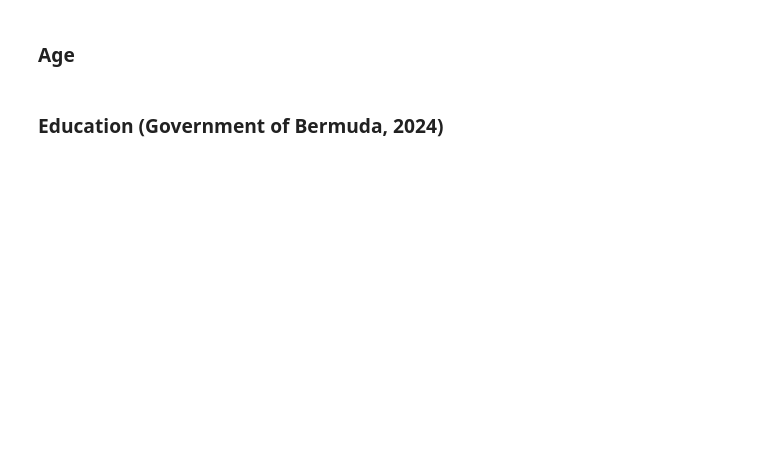
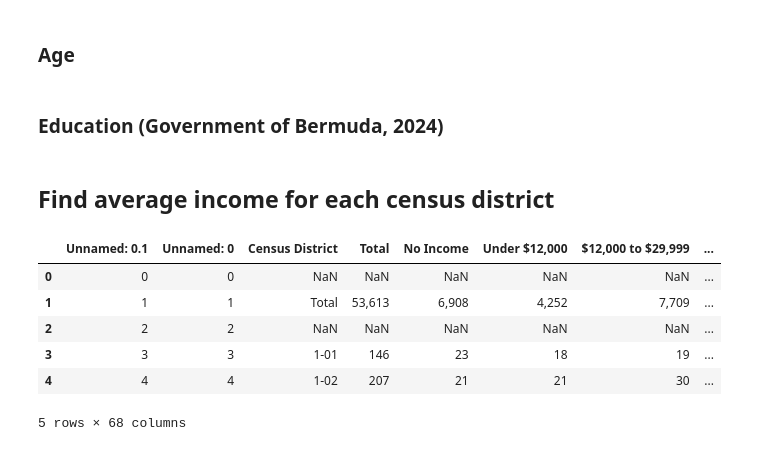
Before and after one commit to shannondill/Dissertation_BDA_FloodRisk, a Jupyter notebook: Census_DataCleaning.ipynb, the cells around one changed output. Cells and saved outputs as stored; diff of their text form; code cells hidden in the pictures; blank space fills up the shorter version.

```diff
--- a/Census_DataCleaning.ipynb
+++ b/Census_DataCleaning.ipynb
@@ -42,3 +58,16 @@ age.head()
 age.to_csv('FINALCensusDistricts_Age2016Table3.4.csv')
 # %% [markdown]
 ### Education (Government of Bermuda, 2024)
+# %% [markdown]
+## Find average income for each census district
+# %%
+personal_income = pd.read_csv('/content/cleaned_CensusDistricts_personalincome_2016.csv')
+personal_income.head()
+# %% [output]
+|  | Unnamed: 0.1 | Unnamed: 0 | Census District | Total | No Income | Under $12,000 | $12,000 to $29,999 | ... |
+| 0 | 0 | 0 | NaN | NaN | NaN | NaN | NaN | ... |
+| 1 | 1 | 1 | Total | 53,613 | 6,908 | 4,252 | 7,709 | ... |
+| 2 | 2 | 2 | NaN | NaN | NaN | NaN | NaN | ... |
+| 3 | 3 | 3 | 1-01 | 146 | 23 | 18 | 19 | ... |
+| 4 | 4 | 4 | 1-02 | 207 | 21 | 21 | 30 | ... |
+5 rows × 68 columns
```
Also changed, not shown: parts of 5 cells of this notebook.
